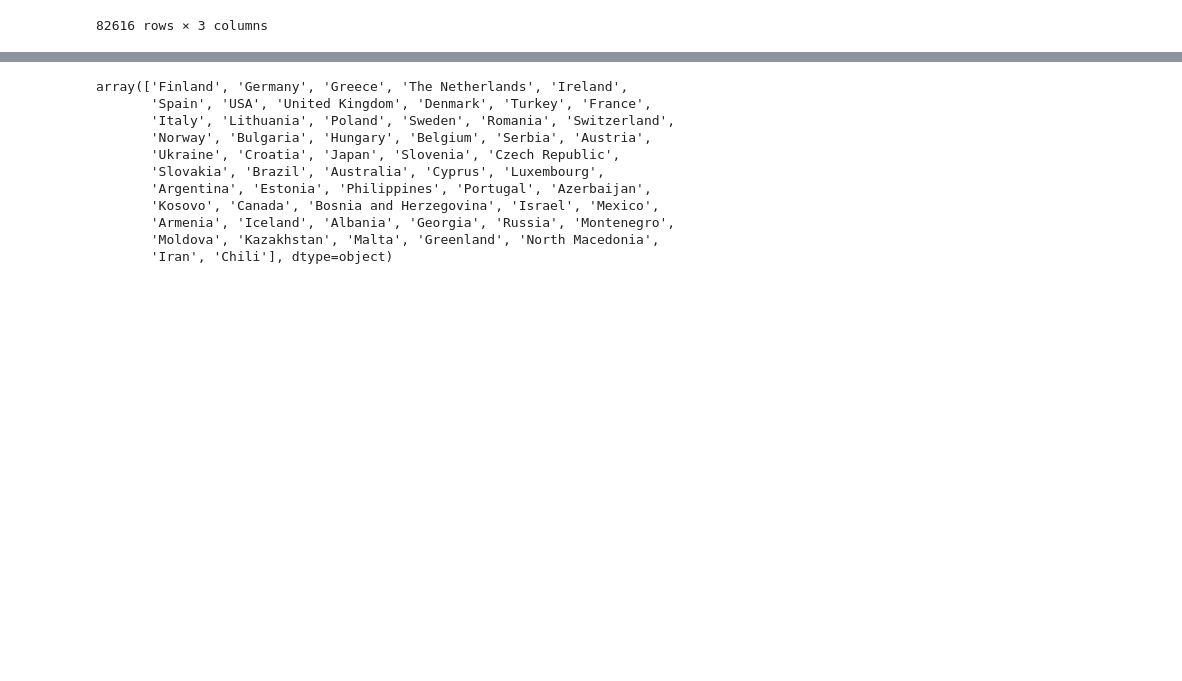
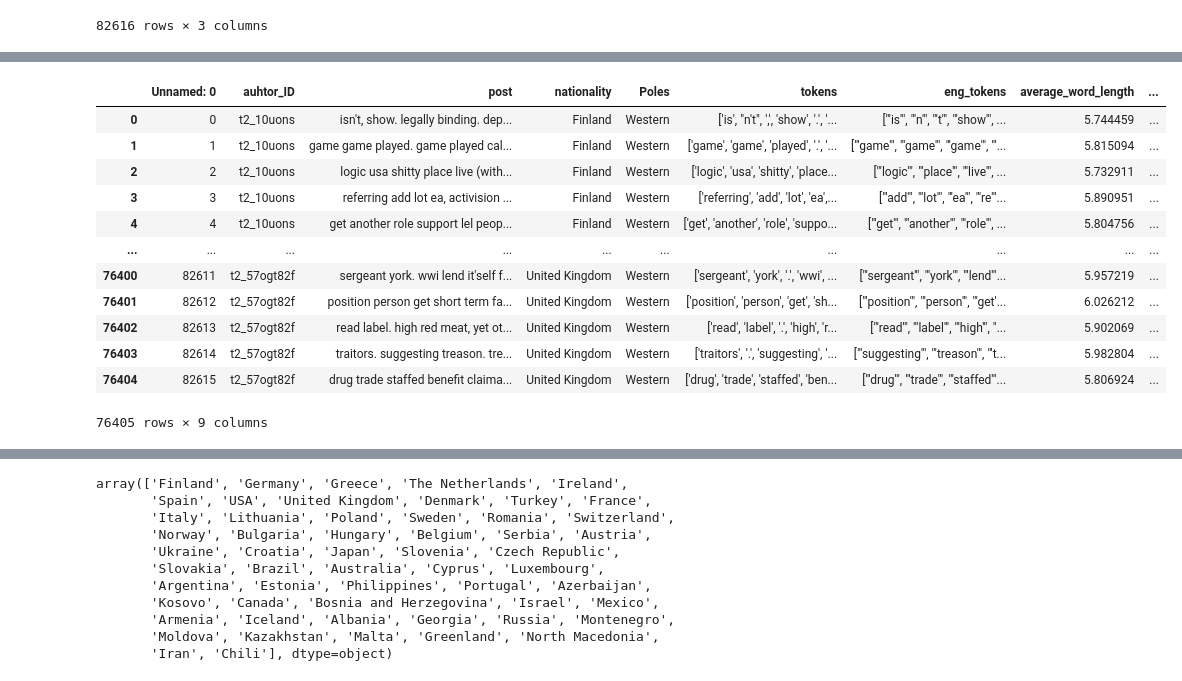
Before and after one commit to jdobladez/LangAI-Assignment, a Jupyter notebook: trial.ipynb, the cells around one changed output, grey strips where cells are left out. Saved outputs shown, nothing was run; the diff lists cells and outputs as text; code cells hidden in the pictures; blank space fills up the shorter version.

```diff
--- a/trial.ipynb
+++ b/trial.ipynb
@@ -51,0 +70,17 @@ df
+# %%
+df = pd.read_csv("lai-data/tokenized_eng.csv")
+df
+# %% [output]
+|  | Unnamed: 0 | auhtor_ID | post | nationality | Poles | tokens | eng_tokens | average_word_length | ... |
+| 0 | 0 | t2_10uons | isn't, show. legally binding. dep... | Finland | Western | ['is', "n't", ',', 'show', '.', '... | ["'is'", "'n'", "'t'", "'show'", ... | 5.744459 | ... |
+| 1 | 1 | t2_10uons | game game played. game played cal... | Finland | Western | ['game', 'game', 'played', '.', '... | ["'game'", "'game'", "'game'", "'... | 5.815094 | ... |
+| 2 | 2 | t2_10uons | logic usa shitty place live (with... | Finland | Western | ['logic', 'usa', 'shitty', 'place... | ["'logic'", "'place'", "'live'", ... | 5.732911 | ... |
+| 3 | 3 | t2_10uons | referring add lot ea, activision ... | Finland | Western | ['referring', 'add', 'lot', 'ea',... | ["'add'", "'lot'", "'ea'", "'re'"... | 5.890951 | ... |
+| 4 | 4 | t2_10uons | get another role support lel peop... | Finland | Western | ['get', 'another', 'role', 'suppo... | ["'get'", "'another'", "'role'", ... | 5.804756 | ... |
+| ... | ... | ... | ... | ... | ... | ... | ... | ... | ... |
+| 76400 | 82611 | t2_57ogt82f | sergeant york. wwi lend it'self f... | United Kingdom | Western | ['sergeant', 'york', '.', 'wwi', ... | ["'sergeant'", "'york'", "'lend'"... | 5.957219 | ... |
+| 76401 | 82612 | t2_57ogt82f | position person get short term fa... | United Kingdom | Western | ['position', 'person', 'get', 'sh... | ["'position'", "'person'", "'get'... | 6.026212 | ... |
+| 76402 | 82613 | t2_57ogt82f | read label. high red meat, yet ot... | United Kingdom | Western | ['read', 'label', '.', 'high', 'r... | ["'read'", "'label'", "'high'", "... | 5.902069 | ... |
+| 76403 | 82614 | t2_57ogt82f | traitors. suggesting treason. tre... | United Kingdom | Western | ['traitors', '.', 'suggesting', '... | ["'suggesting'", "'treason'", "'t... | 5.982804 | ... |
+| 76404 | 82615 | t2_57ogt82f | drug trade staffed benefit claima... | United Kingdom | Western | ['drug', 'trade', 'staffed', 'ben... | ["'drug'", "'trade'", "'staffed'"... | 5.806924 | ... |
+76405 rows × 9 columns
```
Also changed, not shown: parts of 27 cells of this notebook, 1 other file.
